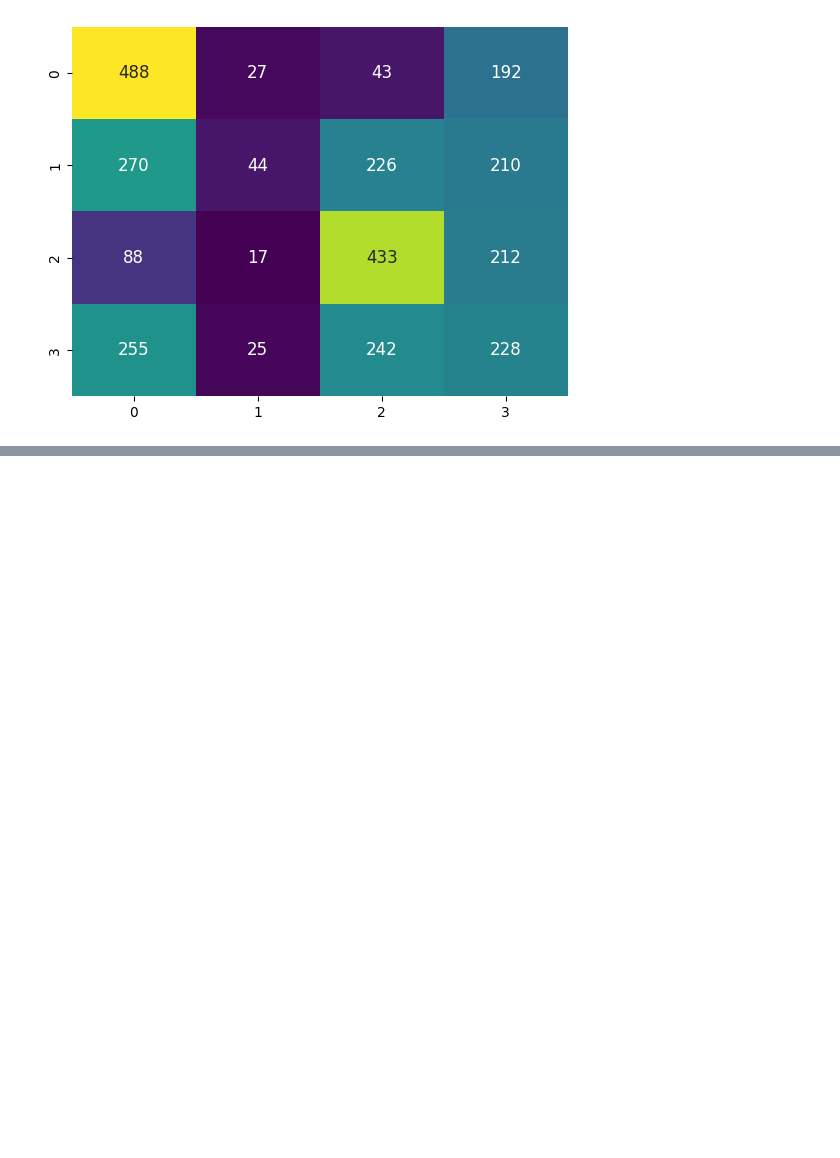
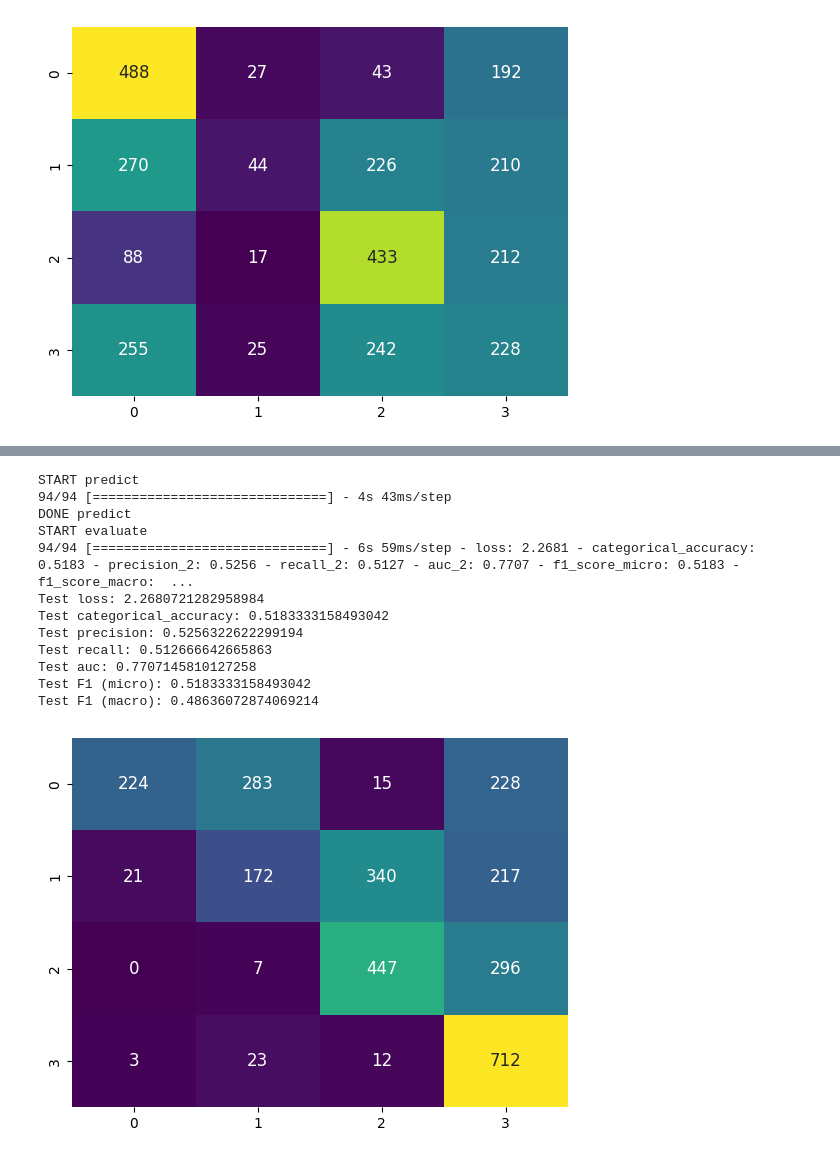
Before and after one commit to maxxyh/fake-news-prediction, a Jupyter notebook: lstm_rnn_cnn_classifier.ipynb, the cells around one changed output, grey strips where cells are left out. Saved outputs shown, nothing was run; the diff lists cells and outputs as text; code cells hidden in the pictures; blank space fills up the shorter version.

```diff
--- a/lstm_rnn_cnn_classifier.ipynb
+++ b/lstm_rnn_cnn_classifier.ipynb
@@ -739,0 +850,4 @@ Test F1 (macro): 0.35672515630722046
+# %%
+X_train, X_val, Y_train, Y_val = train_test_split(X,Y, test_size = 0.10, random_state = 42)
+print(X_train.shape,Y_train.shape)
+print(X_val.shape,Y_val.shape)
@@ -739,0 +887,17 @@ Test F1 (macro): 0.35672515630722046
+# %%
+# create embedding matrix
+embeddings_index = {}
+f = open(GLOVE_DIR, encoding='utf8')
+print(f"Loading Glove from: {GLOVE_DIR}")
+for line in f:
+    values = line.split()
+    word = values[0]
+    embeddings_index[word] = np.asarray(values[1:], dtype='float32')
+f.close()
+print("Done.\n Proceeding with Embedding Matrix...")
+embedding_matrix = np.random.random((len(word_index) + 1, EMBEDDING_DIM))
+for word, i in tokenizer.word_index.items():
+    embedding_vector = embeddings_index.get(word)
+    if embedding_vector is not None:
+        embedding_matrix[i] = embedding_vector
+print("Completed!")
@@ -739,0 +958,5 @@ Test F1 (macro): 0.35672515630722046
+# %%
+epochs = 5
+batch_size = 64
+
+history = model.fit(X_train_rus, Y_train_rus, epochs=epochs, batch_size=batch_size,validation_split=0.1,callbacks=[EarlyStopping(monitor='val_f1_score_macro', patience=3, min_delta=0.0001)])
@@ -739,0 +990,33 @@ Test F1 (macro): 0.35672515630722046
+# %%
+# predict
+print("START predict")
+test_predictions = model.predict(X_test)
+test_result = np.argmax(test_predictions, axis=1)
+print("DONE predict")
+
+# evaluate
+print("START evaluate")
+test_results = model.evaluate(X_test, Y_test)
+print('Test loss:', test_results[0])
+print('Test categorical_accuracy:', test_results[1])
+print('Test precision:', test_results[2])
+print('Test recall:', test_results[3])
+print('Test auc:', test_results[4])
+print('Test F1 (micro):', test_results[5])
+print('Test F1 (macro):', test_results[6])
+
+draw_confusion_matrix(np.argmax(Y_test, axis=1), test_result)
+# %% [output]
+START predict
+94/94 [==============================] - 4s 43ms/step
+DONE predict
+START evaluate
+94/94 [==============================] - 6s 59ms/step - loss: 2.2681 - categorical_accuracy: 0.5183 - precision_2: 0.5256 - recall_2: 0.5127 - auc_2: 0.7707 - f1_score_micro: 0.5183 - f1_score_macro:  ...
+Test loss: 2.2680721282958984
+Test categorical_accuracy: 0.5183333158493042
+Test precision: 0.5256322622299194
+Test recall: 0.512666642665863
+Test auc: 0.7707145810127258
+Test F1 (micro): 0.5183333158493042
+Test F1 (macro): 0.48636072874069214
+[figure, added]
```
Also changed, not shown: parts of 18 cells of this notebook, 1 other file.
